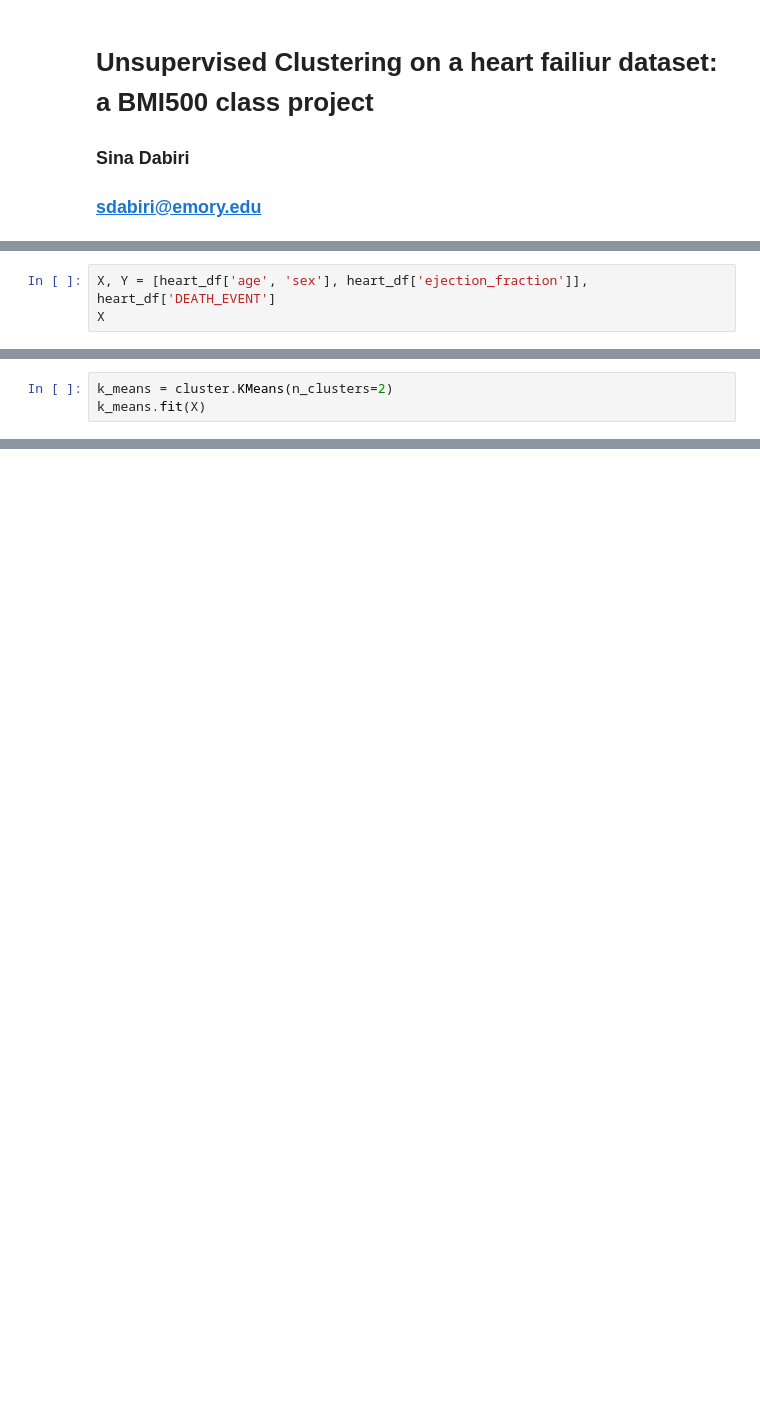
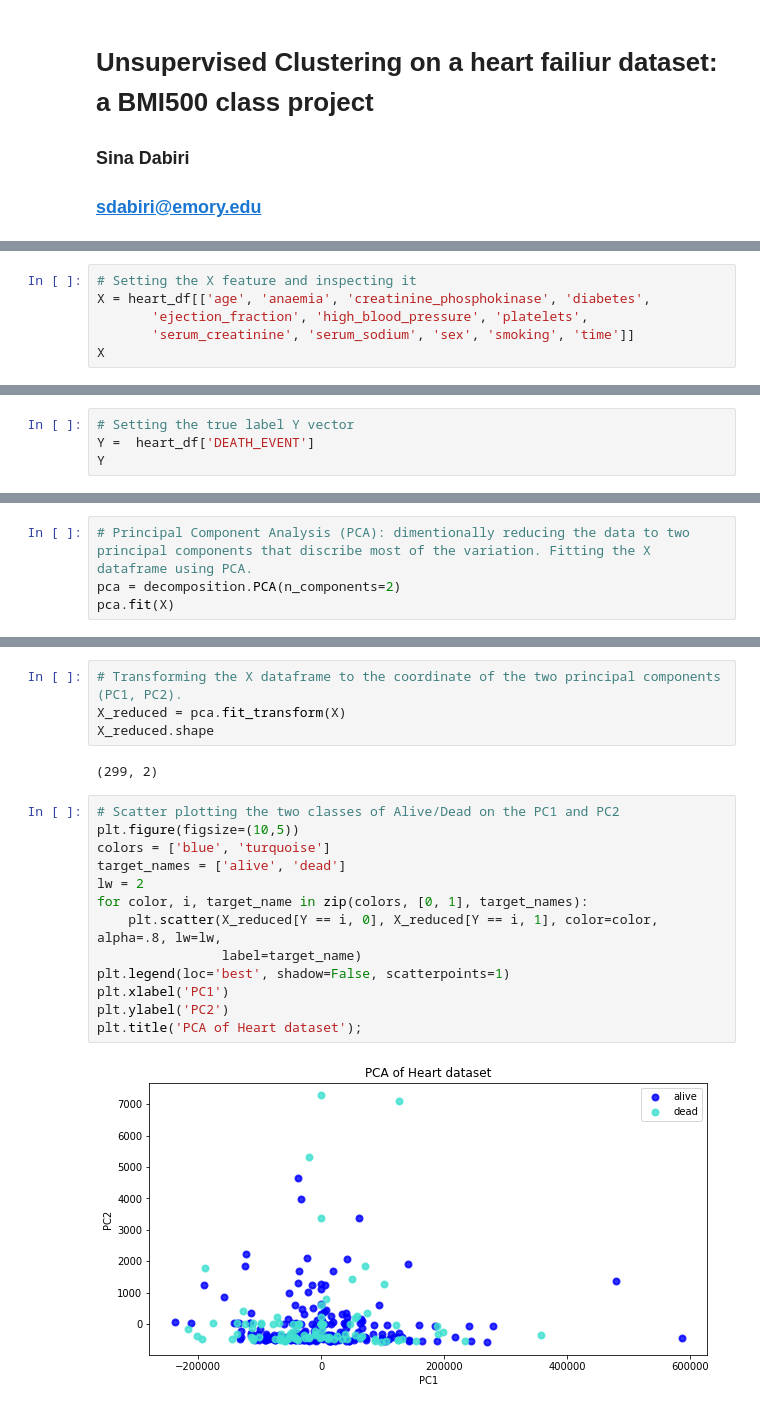
Before and after one commit to Simurgh818/Dabiri_unsupervised_clustering, a Jupyter notebook: UnsupervisedClustering.ipynb, the cells around one changed output, grey strips where cells are left out. Saved outputs shown, nothing was run; the diff lists cells and outputs as text; blank space fills up the shorter version.

```diff
--- a/UnsupervisedClustering.ipynb
+++ b/UnsupervisedClustering.ipynb
@@ -33,0 +35,6 @@ heart_df
+# %%
+# Setting the X feature and inspecting it
+X = heart_df[['age', 'anaemia', 'creatinine_phosphokinase', 'diabetes',
+       'ejection_fraction', 'high_blood_pressure', 'platelets',
+       'serum_creatinine', 'serum_sodium', 'sex', 'smoking', 'time']]
+X
@@ -34,3 +55,4 @@ heart_df
 # %%
-X, Y = [heart_df['age', 'sex'], heart_df['ejection_fraction']], heart_df['DEATH_EVENT']
-X
+# Setting the true label Y vector
+Y =  heart_df['DEATH_EVENT']
+Y
@@ -37,4 +72,5 @@ X
 # %%
-k_means = cluster.KMeans(n_clusters=2)
-k_means.fit(X)
+# Principal Component Analysis (PCA): dimentionally reducing the data to two principal components that discribe most of the variation. Fitting the X dataframe using PCA.
+pca = decomposition.PCA(n_components=2)
+pca.fit(X)
 # %% [output]
@@ -46,0 +83,21 @@ print(k_means.labels_[::10])
+# %%
+# Transforming the X dataframe to the coordinate of the two principal components (PC1, PC2).
+X_reduced = pca.fit_transform(X)
+X_reduced.shape
+# %% [output]
+(299, 2)
+# %%
+# Scatter plotting the two classes of Alive/Dead on the PC1 and PC2
+plt.figure(figsize=(10,5))
+colors = ['blue', 'turquoise']
+target_names = ['alive', 'dead']
+lw = 2
+for color, i, target_name in zip(colors, [0, 1], target_names):
+    plt.scatter(X_reduced[Y == i, 0], X_reduced[Y == i, 1], color=color, alpha=.8, lw=lw,
+                label=target_name)
+plt.legend(loc='best', shadow=False, scatterpoints=1)
+plt.xlabel('PC1')
+plt.ylabel('PC2')
+plt.title('PCA of Heart dataset');
+# %% [output]
+[figure, added]
```
Also changed, not shown: parts of 9 cells of this notebook.
